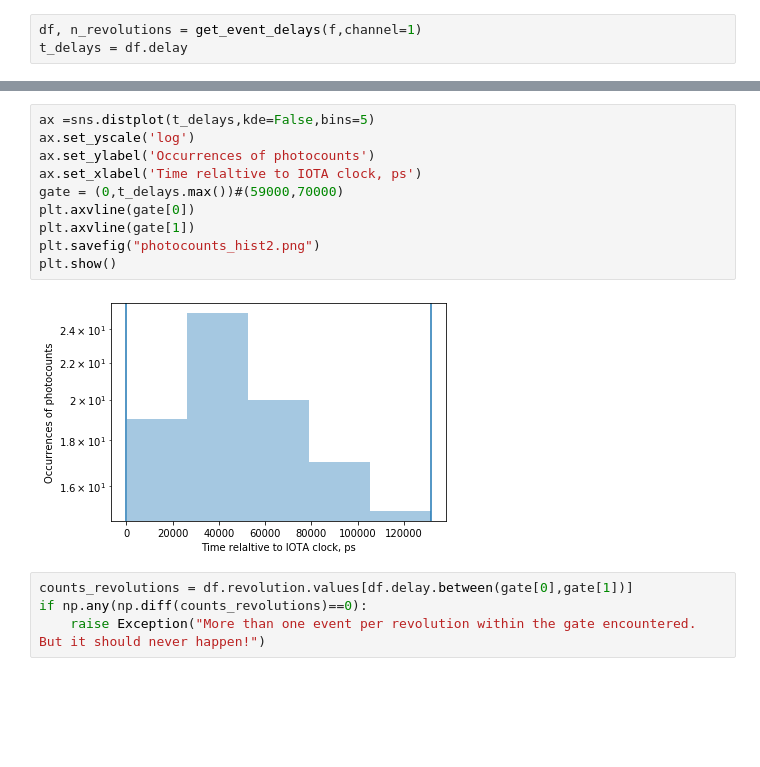
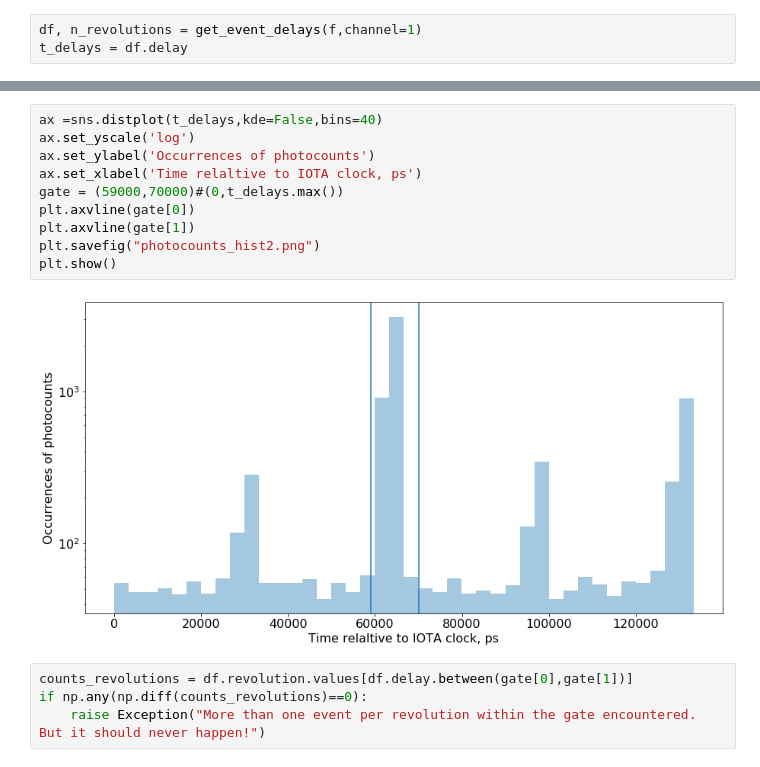
Before and after one commit to IharLobach/ursse, a Jupyter notebook: testing_file_reader/tesing_file_reader.ipynb, the cells around one changed output, grey strips where cells are left out. Drawn from its saved outputs; the diff is of its cells as text; blank space fills up the shorter version.

Commit message:
histograms for first shift

```diff
--- a/testing_file_reader/tesing_file_reader.ipynb
+++ b/testing_file_reader/tesing_file_reader.ipynb
@@ -48,15 +46,15 @@ df.head()
 # %%
-ax =sns.distplot(t_delays,kde=False,bins=5)
+ax =sns.distplot(t_delays,kde=False,bins=40)
 ax.set_yscale('log')
 ax.set_ylabel('Occurrences of photocounts')
 ax.set_xlabel('Time relaltive to IOTA clock, ps')
-gate = (0,t_delays.max())#(59000,70000)
+gate = (59000,70000)#(0,t_delays.max())
 plt.axvline(gate[0])
 plt.axvline(gate[1])
 plt.savefig("photocounts_hist2.png")
 plt.show()
 # %% [output]
-[figure, old version]
+[figure, new version]
 # %%
 counts_revolutions = df.revolution.values[df.delay.between(gate[0],gate[1])]
 if np.any(np.diff(counts_revolutions)==0):
```
Also changed, not shown: parts of 5 cells of this notebook.
